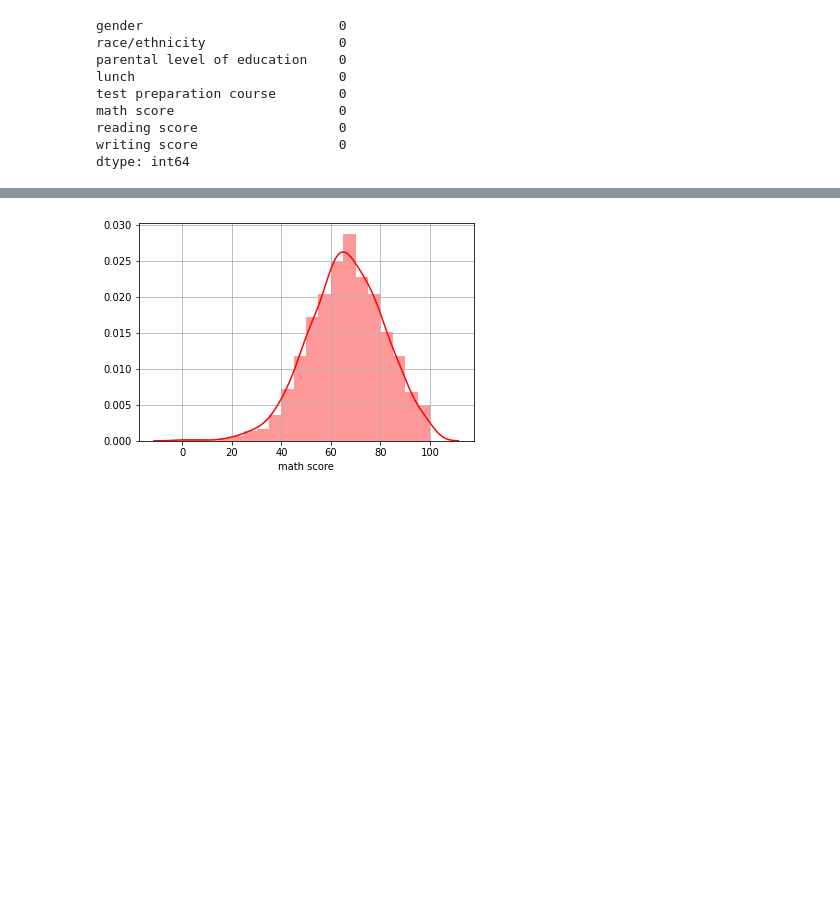
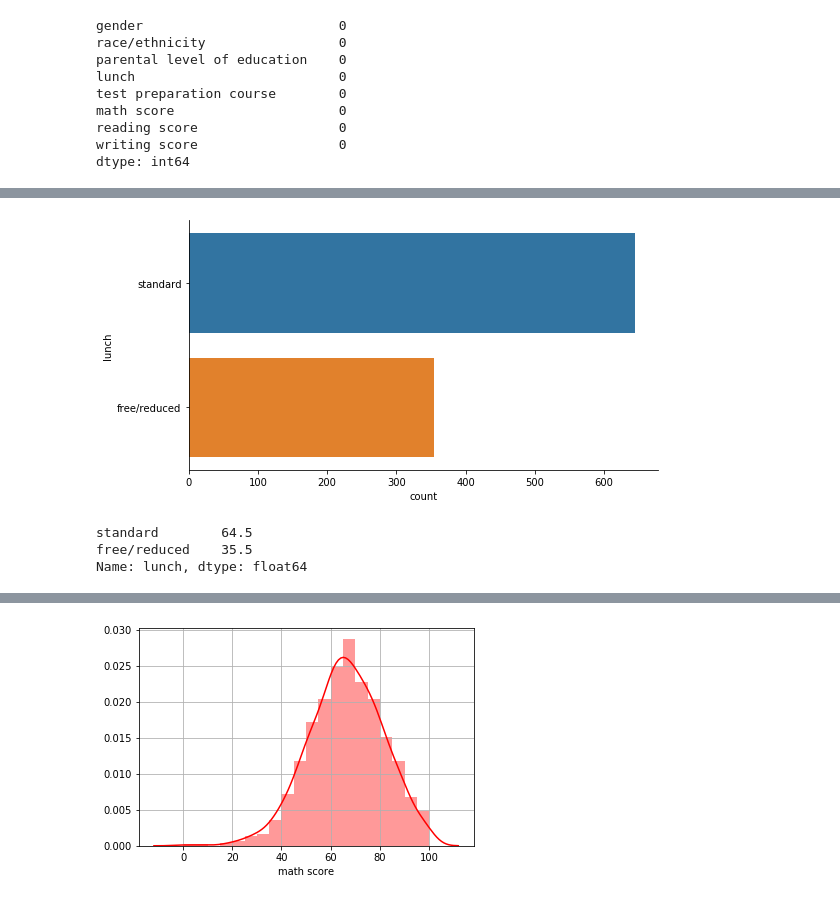
Before and after one commit to LuuHung99/Datamining, a Jupyter notebook: dataMining.ipynb, the cells around one changed output, grey strips where cells are left out. Saved outputs shown, nothing was run; the diff lists cells and outputs as text; code cells hidden in the pictures; blank space fills up the shorter version.

```diff
--- a/dataMining.ipynb
+++ b/dataMining.ipynb
@@ -54,0 +102,10 @@ dtype: int64
+# %%
+sns.catplot(y="lunch",  kind="count", height=4, aspect=2, data=df);
+# %% [output]
+[figure, added]
+# %%
+df['lunch'].value_counts(normalize=True) * 100
+# %% [output]
+standard        64.5
+free/reduced    35.5
+Name: lunch, dtype: float64
```
Also changed, not shown: parts of 24 cells of this notebook.
